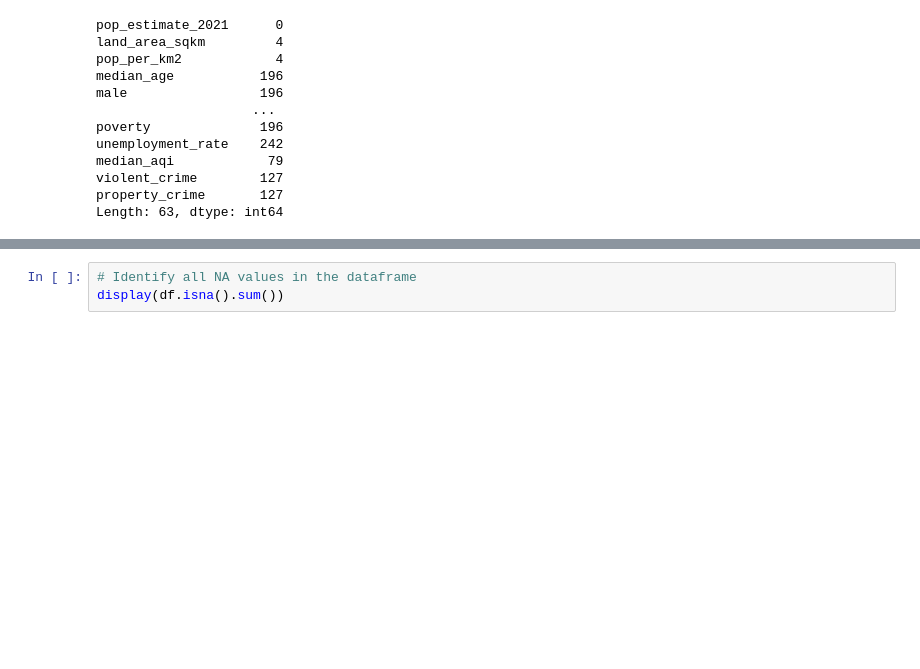
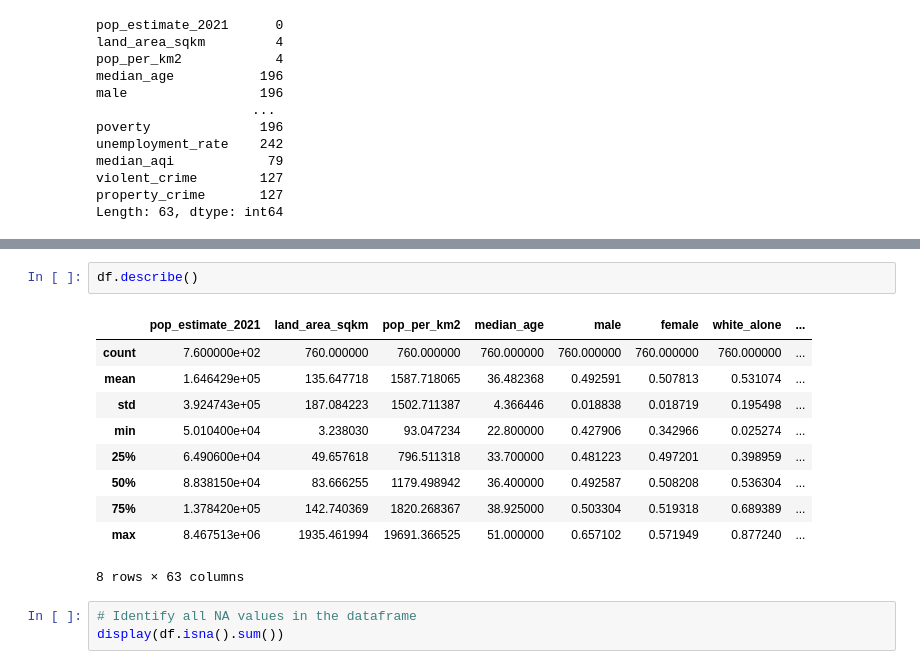
Before and after one commit to chanellee/Walkable-Cities, a Jupyter notebook: data_sources/EDA_Test.ipynb, the cells around one changed output, grey strips where cells are left out. Saved outputs shown, nothing was run; the diff lists cells and outputs as text; blank space fills up the shorter version.

```diff
--- a/data_sources/EDA_Test.ipynb
+++ b/data_sources/EDA_Test.ipynb
@@ -217,3 +189,16 @@ See the caveats in the documentation: https://pandas.pydata.org/pandas-docs/stab
+# %%
+df.describe()
+# %% [output]
+|  | pop_estimate_2021 | land_area_sqkm | pop_per_km2 | median_age | male | female | white_alone | ... |
+| count | 7.600000e+02 | 760.000000 | 760.000000 | 760.000000 | 760.000000 | 760.000000 | 760.000000 | ... |
+| mean | 1.646429e+05 | 135.647718 | 1587.718065 | 36.482368 | 0.492591 | 0.507813 | 0.531074 | ... |
+| std | 3.924743e+05 | 187.084223 | 1502.711387 | 4.366446 | 0.018838 | 0.018719 | 0.195498 | ... |
+| min | 5.010400e+04 | 3.238030 | 93.047234 | 22.800000 | 0.427906 | 0.342966 | 0.025274 | ... |
+| 25% | 6.490600e+04 | 49.657618 | 796.511318 | 33.700000 | 0.481223 | 0.497201 | 0.398959 | ... |
+| 50% | 8.838150e+04 | 83.666255 | 1179.498942 | 36.400000 | 0.492587 | 0.508208 | 0.536304 | ... |
+| 75% | 1.378420e+05 | 142.740369 | 1820.268367 | 38.925000 | 0.503304 | 0.519318 | 0.689389 | ... |
+| max | 8.467513e+06 | 1935.461994 | 19691.366525 | 51.000000 | 0.657102 | 0.571949 | 0.877240 | ... |
+8 rows × 63 columns
 # %%
 # Identify all NA values in the dataframe
 display(df.isna().sum())
```
Also changed, not shown: parts of 6 cells of this notebook.
